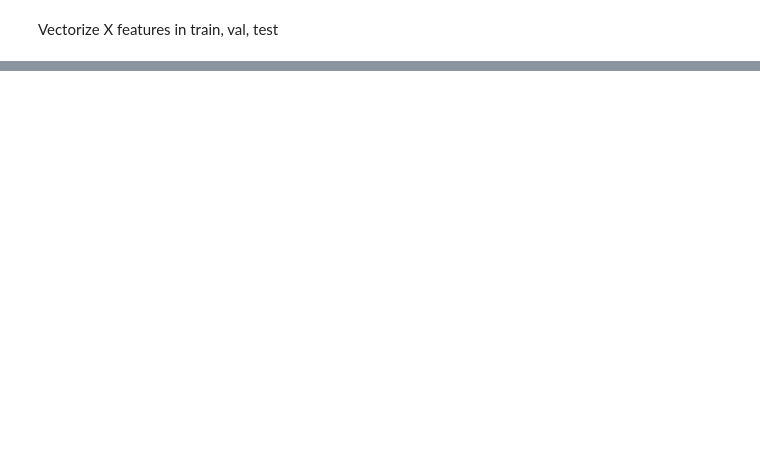
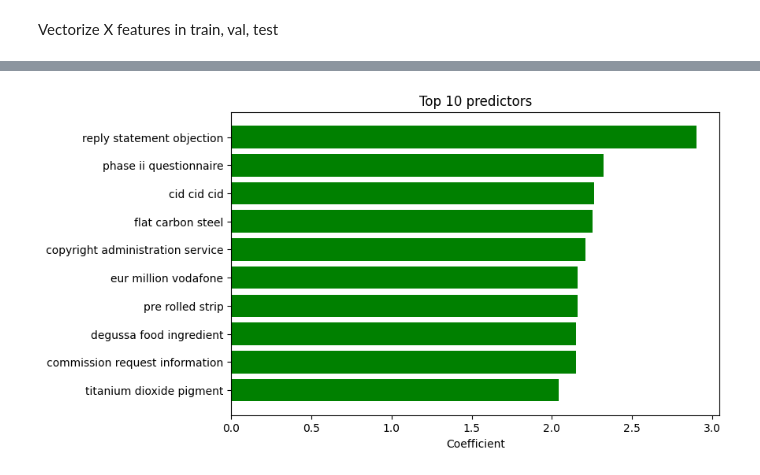
Before and after one commit to adellegia/predicting-merger-decision-outcomes, a Jupyter notebook: src/python/notebook/baseline_model.ipynb, the cells around one changed output, grey strips where cells are left out. Cells and saved outputs as stored; diff of their text form; code cells hidden in the pictures; blank space fills up the shorter version.

```diff
--- a/src/python/notebook/baseline_model.ipynb
+++ b/src/python/notebook/baseline_model.ipynb
@@ -179,3 +190,8 @@ phase2  section_fin
 Name: case_num, dtype: int64
 # %% [markdown]
 Vectorize X features in train, val, test
+# %%
+# vectorizer = TfidfVectorizer(vocabulary=vectorizer.get_feature_names())
+vectorizer = TfidfVectorizer(analyzer = 'word', ngram_range = (3,4), binary = False, lowercase = True, min_df = 2, norm = 'l2', stop_words = None, use_idf = True)
+X_train_tfidf = vectorizer.fit_transform(X_train)
+X_train_tfidf.shape
@@ -267,0 +203,9 @@ df_resampled = pd.DataFrame({'text_clean': X_resampled, 'phase': y_resampled})
+# %%
+# Oversampling
+# Initialize oversampler with 'auto' sampling strategy
+oversampler = RandomOverSampler(sampling_strategy='auto', random_state=42)
+
+# Resample the training data
+X_resampled, y_resampled = oversampler.fit_resample(X_train_tfidf, y_train['phase2'])
+print(X_resampled.shape)
+print(y_resampled.value_counts())
@@ -267,0 +245,15 @@ df_resampled = pd.DataFrame({'text_clean': X_resampled, 'phase': y_resampled})
+# %%
+feature_names = vectorizer.get_feature_names()
+coefs = clf.coef_[0]
+
+# Create a dictionary of feature names and their corresponding coefficients
+coef_dict = dict(zip(feature_names, coefs))
+
+# Sort the dictionary by the absolute value of the coefficients
+sorted_coef_dict = {k: v for k, v in sorted(coef_dict.items(), key=lambda item: abs(item[1]), reverse=True)}
+
+# Print the top 10 most important features
+for i, (feature, coef) in enumerate(sorted_coef_dict.items()):
+    if i == 10:
+        break
+    print(f"{i+1}. {feature}: {coef:.2f}")
@@ -267,0 +271,17 @@ df_resampled = pd.DataFrame({'text_clean': X_resampled, 'phase': y_resampled})
+# %%
+# Get the top 10 features and their coefficients
+top_features_0 = list(sorted_coef_dict.keys())[:10]
+top_coefs_0 = list(sorted_coef_dict.values())[:10]
+
+# Create a horizontal bar chart
+fig, ax = plt.subplots(figsize=(8, 5))
+y_pos = range(len(top_features_0))
+ax.barh(y_pos, top_coefs_0, align='center', color='green')
+ax.set_yticks(y_pos)
+ax.set_yticklabels(top_features_0)
+ax.invert_yaxis()
+ax.set_xlabel('Coefficient')
+ax.set_title('Top 10 predictors')
+plt.show()
+# %% [output]
+[figure, added]
```
Also changed, not shown: parts of 35 cells of this notebook.
